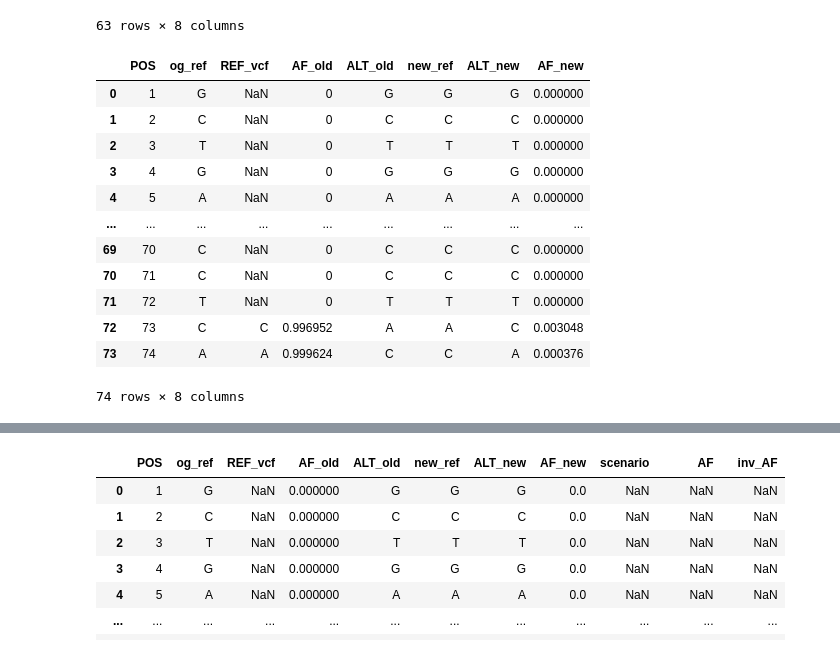
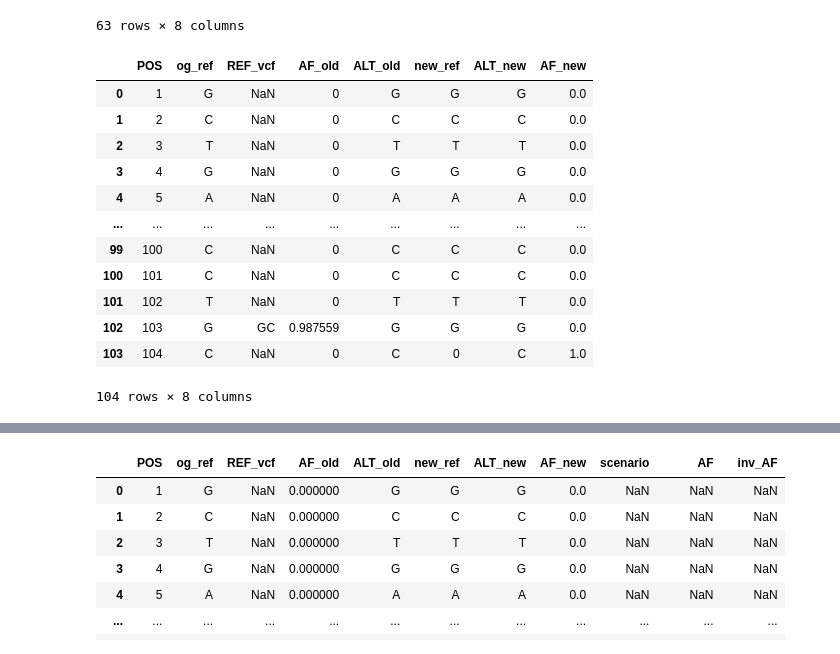
Before and after one commit to chowfi/Human-rDNA, a Jupyter notebook: notebooks/vcf_Reframe.ipynb, the cells around one changed output, grey strips where cells are left out. Cells and saved outputs as stored; diff of their text form; code cells hidden in the pictures.

```diff
--- a/notebooks/vcf_Reframe.ipynb
+++ b/notebooks/vcf_Reframe.ipynb
@@ -548,19 +593,19 @@ merged_df[merged_df['REF_vcf'].str.len() > 1]
 # %%
 merged_df['AF_new'] = merged_df.apply(lambda x: 0 if (x['new_ref'] == x['ALT_new']) else x['AF_new'], axis=1)
 
-merged_df.head(74)
+merged_df.head(104)
 # %% [output]
 |  | POS | og_ref | REF_vcf | AF_old | ALT_old | new_ref | ALT_new | AF_new |
-| 0 | 1 | G | NaN | 0 | G | G | G | 0.000000 |
-| 1 | 2 | C | NaN | 0 | C | C | C | 0.000000 |
-| 2 | 3 | T | NaN | 0 | T | T | T | 0.000000 |
-| 3 | 4 | G | NaN | 0 | G | G | G | 0.000000 |
-| 4 | 5 | A | NaN | 0 | A | A | A | 0.000000 |
+| 0 | 1 | G | NaN | 0 | G | G | G | 0.0 |
+| 1 | 2 | C | NaN | 0 | C | C | C | 0.0 |
+| 2 | 3 | T | NaN | 0 | T | T | T | 0.0 |
+| 3 | 4 | G | NaN | 0 | G | G | G | 0.0 |
+| 4 | 5 | A | NaN | 0 | A | A | A | 0.0 |
 | ... | ... | ... | ... | ... | ... | ... | ... | ... |
-| 69 | 70 | C | NaN | 0 | C | C | C | 0.000000 |
-| 70 | 71 | C | NaN | 0 | C | C | C | 0.000000 |
-| 71 | 72 | T | NaN | 0 | T | T | T | 0.000000 |
-| 72 | 73 | C | C | 0.996952 | A | A | C | 0.003048 |
-| 73 | 74 | A | A | 0.999624 | C | C | A | 0.000376 |
+| 99 | 100 | C | NaN | 0 | C | C | C | 0.0 |
+| 100 | 101 | C | NaN | 0 | C | C | C | 0.0 |
+| 101 | 102 | T | NaN | 0 | T | T | T | 0.0 |
+| 102 | 103 | G | GC | 0.987559 | G | G | G | 0.0 |
+| 103 | 104 | C | NaN | 0 | C | 0 | C | 1.0 |
-74 rows × 8 columns
+104 rows × 8 columns
 # %%
```
Also changed, not shown: parts of 18 cells of this notebook, 1 other file.
